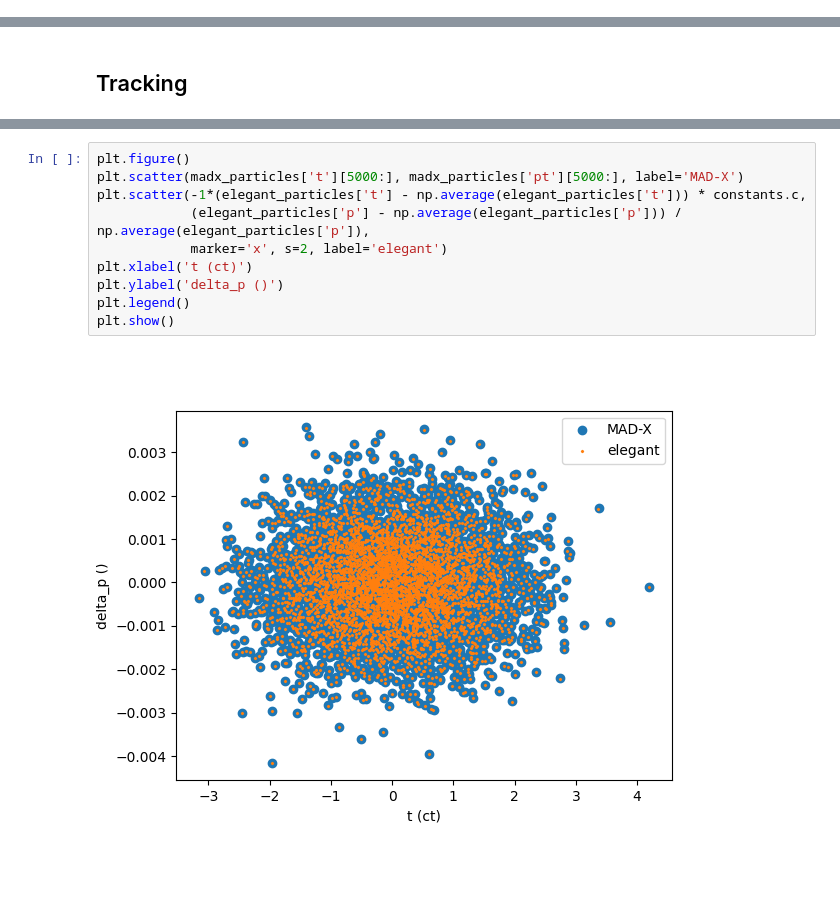
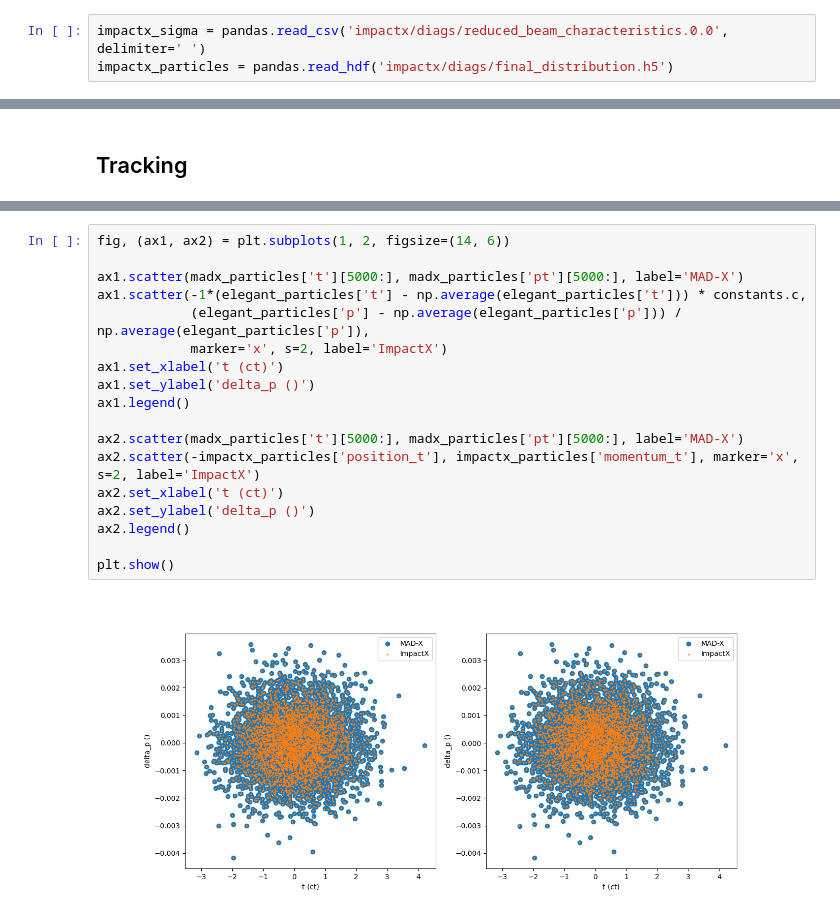
Before and after one commit to cchall/canvas_lattices, a Jupyter notebook: iota/iota_compare_tracking.ipynb, the cells around one changed output, grey strips where cells are left out. Saved outputs shown, nothing was run; the diff lists cells and outputs as text; blank space fills up the shorter version.

```diff
--- a/iota/iota_compare_tracking.ipynb
+++ b/iota/iota_compare_tracking.ipynb
@@ -44,0 +49,3 @@ elegant_twiss = elegant_twiss_file.columns.squeeze()
+# %%
+impactx_sigma = pandas.read_csv('impactx/diags/reduced_beam_characteristics.0.0', delimiter=' ')
+impactx_particles = pandas.read_hdf('impactx/diags/final_distribution.h5')
@@ -92,12 +135,20 @@ plt.show()
 # %%
-plt.figure()
-plt.scatter(madx_particles['t'][5000:], madx_particles['pt'][5000:], label='MAD-X')
-plt.scatter(-1*(elegant_particles['t'] - np.average(elegant_particles['t'])) * constants.c,
+fig, (ax1, ax2) = plt.subplots(1, 2, figsize=(14, 6))
+
+ax1.scatter(madx_particles['t'][5000:], madx_particles['pt'][5000:], label='MAD-X')
+ax1.scatter(-1*(elegant_particles['t'] - np.average(elegant_particles['t'])) * constants.c,
             (elegant_particles['p'] - np.average(elegant_particles['p'])) / np.average(elegant_particles['p']),
-            marker='x', s=2, label='elegant')
-plt.xlabel('t (ct)')
-plt.ylabel('delta_p ()')
-plt.legend()
+            marker='x', s=2, label='ImpactX')
+ax1.set_xlabel('t (ct)')
+ax1.set_ylabel('delta_p ()')
+ax1.legend()
+
+ax2.scatter(madx_particles['t'][5000:], madx_particles['pt'][5000:], label='MAD-X')
+ax2.scatter(-impactx_particles['position_t'], impactx_particles['momentum_t'], marker='x', s=2, label='ImpactX')
+ax2.set_xlabel('t (ct)')
+ax2.set_ylabel('delta_p ()')
+ax2.legend()
+
 plt.show()
 # %% [output]
-[figure, old version]
+[figure, new version]
```
Also changed, not shown: parts of 12 cells of this notebook, 2 other files.
